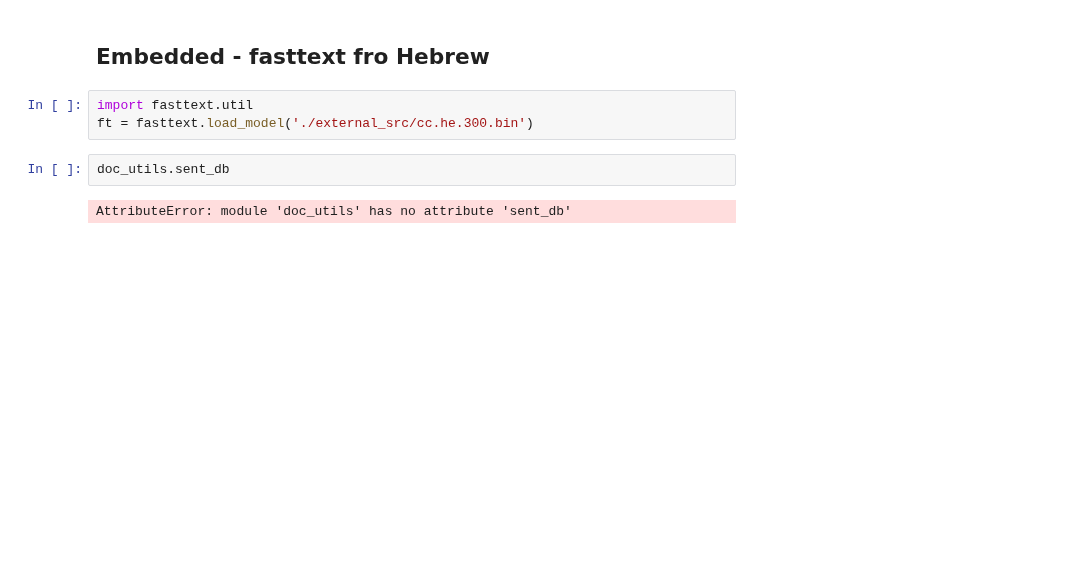
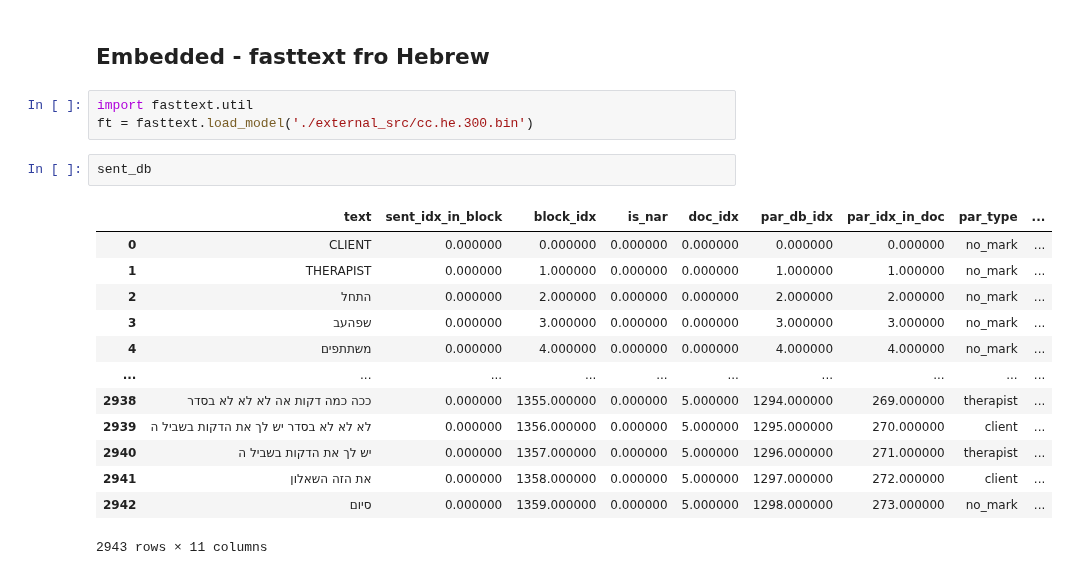
Before and after one commit to Sofy34/personal_strudy, a Jupyter notebook: thesis/02_text_features.ipynb, the cells around one changed output. Cells and saved outputs as stored; diff of their text form; blank space fills up the shorter version.

```diff
--- a/thesis/02_text_features.ipynb
+++ b/thesis/02_text_features.ipynb
@@ -78,7 +85,19 @@ weighted avg       0.63      0.64      0.63       313
 # %%
 import fasttext.util
 ft = fasttext.load_model('./external_src/cc.he.300.bin')
-# %%
-doc_utils.sent_db
-# %% [output]
-AttributeError: module 'doc_utils' has no attribute 'sent_db'
+# %%
+sent_db
+# %% [output]
+|  | text | sent_idx_in_block | block_idx | is_nar | doc_idx | par_db_idx | par_idx_in_doc | par_type | ... |
+| 0 | CLIENT | 0.000000 | 0.000000 | 0.000000 | 0.000000 | 0.000000 | 0.000000 | no_mark | ... |
+| 1 | THERAPIST | 0.000000 | 1.000000 | 0.000000 | 0.000000 | 1.000000 | 1.000000 | no_mark | ... |
+| 2 | התחל | 0.000000 | 2.000000 | 0.000000 | 0.000000 | 2.000000 | 2.000000 | no_mark | ... |
+| 3 | שפהעב | 0.000000 | 3.000000 | 0.000000 | 0.000000 | 3.000000 | 3.000000 | no_mark | ... |
+| 4 | משתתפים | 0.000000 | 4.000000 | 0.000000 | 0.000000 | 4.000000 | 4.000000 | no_mark | ... |
+| ... | ... | ... | ... | ... | ... | ... | ... | ... | ... |
+| 2938 | ככה כמה דקות אה לא לא לא בסדר | 0.000000 | 1355.000000 | 0.000000 | 5.000000 | 1294.000000 | 269.000000 | therapist | ... |
+| 2939 | לא לא לא בסדר יש לך את הדקות בשביל ה | 0.000000 | 1356.000000 | 0.000000 | 5.000000 | 1295.000000 | 270.000000 | client | ... |
+| 2940 | יש לך את הדקות בשביל ה | 0.000000 | 1357.000000 | 0.000000 | 5.000000 | 1296.000000 | 271.000000 | therapist | ... |
+| 2941 | את הזה השאלון | 0.000000 | 1358.000000 | 0.000000 | 5.000000 | 1297.000000 | 272.000000 | client | ... |
+| 2942 | סיום | 0.000000 | 1359.000000 | 0.000000 | 5.000000 | 1298.000000 | 273.000000 | no_mark | ... |
+2943 rows × 11 columns
```
Also changed, not shown: parts of 4 cells of this notebook, 2 other files.
